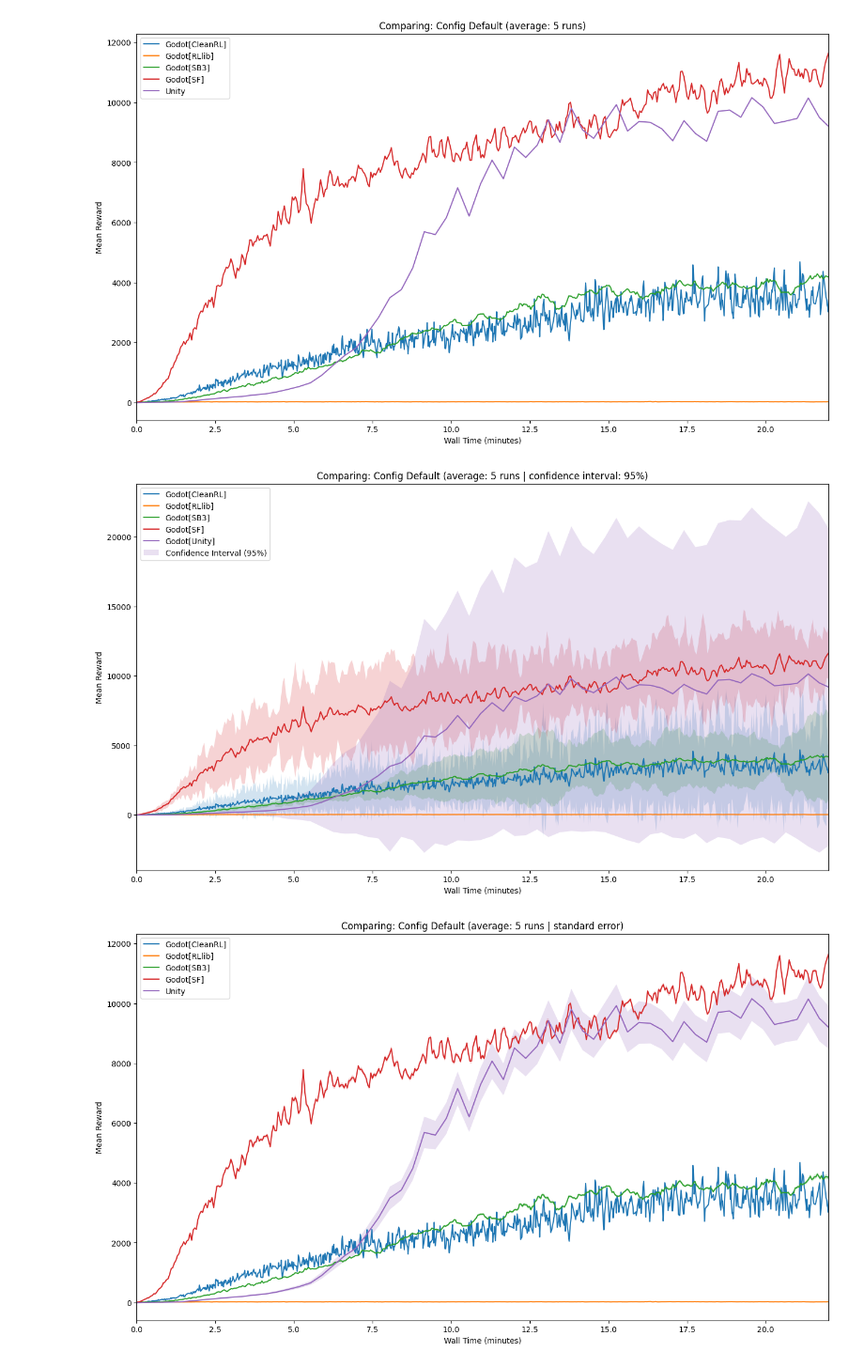
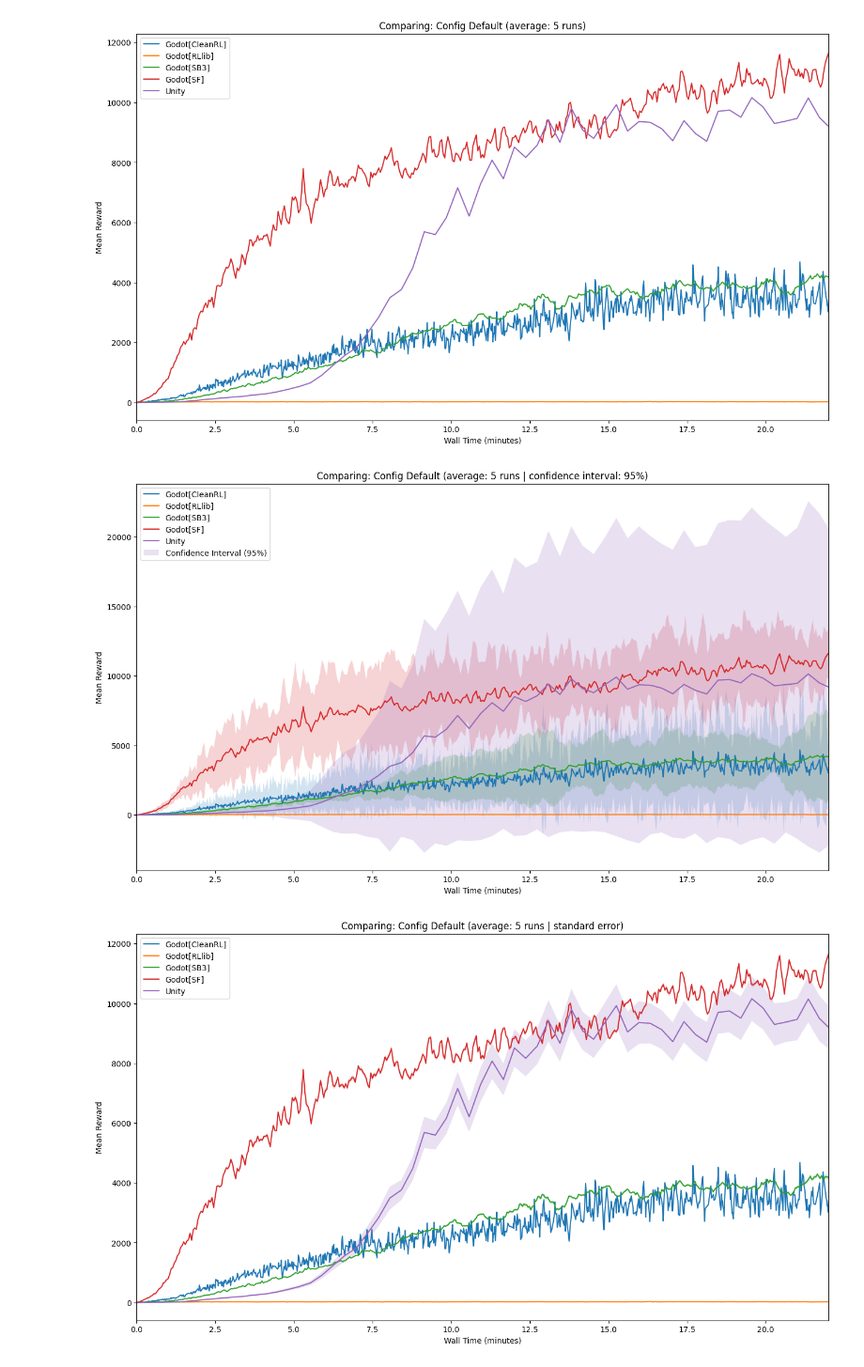
Before and after one commit to visuallization/rl_master_thesis_evaluation, a Jupyter notebook: config_default.ipynb, the cells around one changed output. Shown at 94% size. Saved outputs shown, nothing was run; the diff lists cells and outputs as text; code cells hidden in the pictures.

```diff
--- a/config_default.ipynb
+++ b/config_default.ipynb
@@ -206,30 +306,30 @@ plt.show()
 # %%
 # Create a plot
 plt.figure(figsize=(16, 9))
 
 # Plot the mean values with confidence intervals
 plt.plot(cleanrl['mean_values']['Wall time'] / 60, cleanrl['mean_values']['Value'], label='Godot[CleanRL]')
 plt.fill_between(cleanrl['mean_values']['Wall time'] / 60, cleanrl['lower_bound']['Value'], cleanrl['upper_bound']['Value'], alpha=0.2)
 plt.plot(rllib['mean_values']['Wall time'] / 60, rllib['mean_values']['Value'], label='Godot[RLlib]')
 plt.fill_between(rllib['mean_values']['Wall time'] / 60, rllib['lower_bound']['Value'], rllib['upper_bound']['Value'], alpha=0.2)
 plt.plot(sb3['mean_values']['Wall time'] / 60, sb3['mean_values']['Value'], label='Godot[SB3]')
 plt.fill_between(sb3['mean_values']['Wall time'] / 60, sb3['lower_bound']['Value'], sb3['upper_bound']['Value'], alpha=0.2)
 plt.plot(sf['mean_values']['Wall time'] / 60, sf['mean_values']['Value'], label='Godot[SF]')
 plt.fill_between(sf['mean_values']['Wall time'] / 60, sf['lower_bound']['Value'], sf['upper_bound']['Value'], alpha=0.2)
-plt.plot(unity['mean_values']['Wall time'] / 60, unity['mean_values']['Value'], label='Godot[Unity]')
+plt.plot(unity['mean_values']['Wall time'] / 60, unity['mean_values']['Value'], label='Unity')
 plt.fill_between(unity['mean_values']['Wall time'] / 60, unity['lower_bound']['Value'], unity['upper_bound']['Value'], alpha=0.2, label='Confidence Interval (95%)')
 
 # Add labels and title
 plt.xlabel("Wall Time (minutes)")
 plt.xlim(0, 22)
 plt.ylabel("Mean Reward")
 plt.title("Comparing: Config Default (average: 5 runs | confidence interval: 95%)")
 plt.legend(loc="upper left")
 
 # Show the plot
 plt.show()
 # %% [output]
-[figure, old version]
+[figure, new version]
 # %%
 plt.figure(figsize=(16, 9))
 
```
Also changed, not shown: parts of 3 cells of this notebook, 1 other file.
